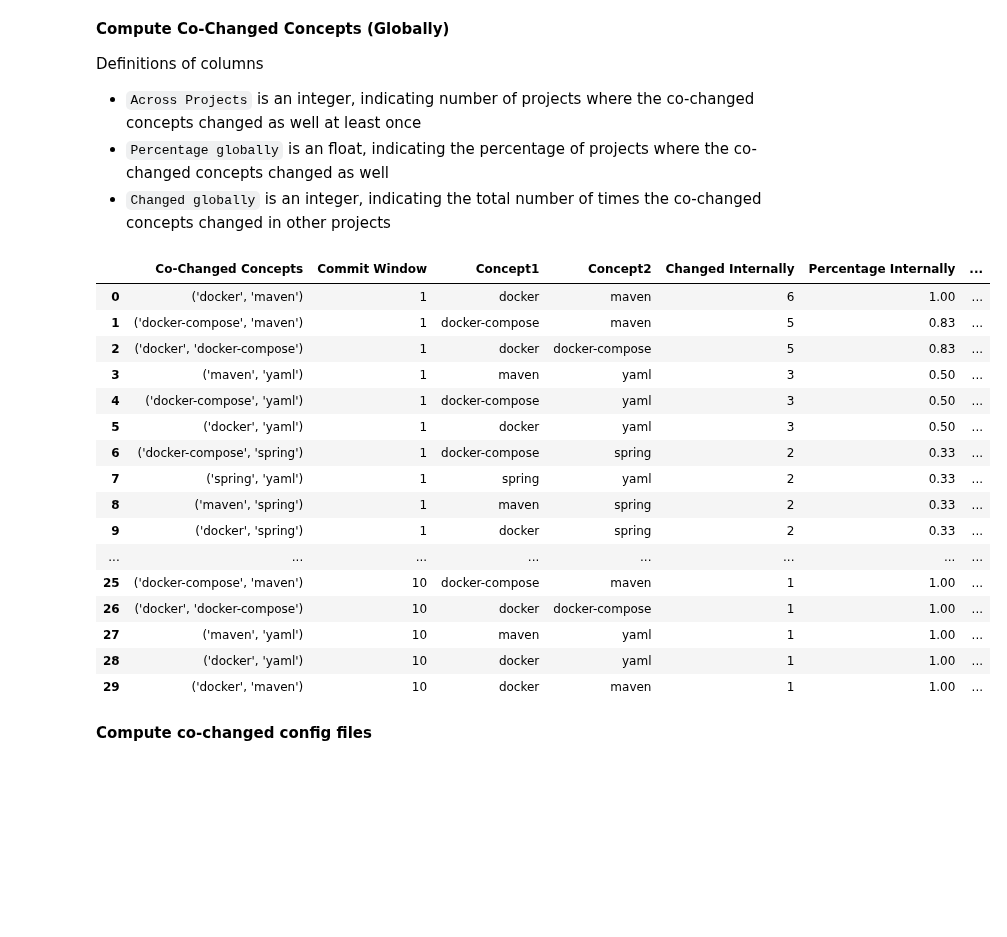
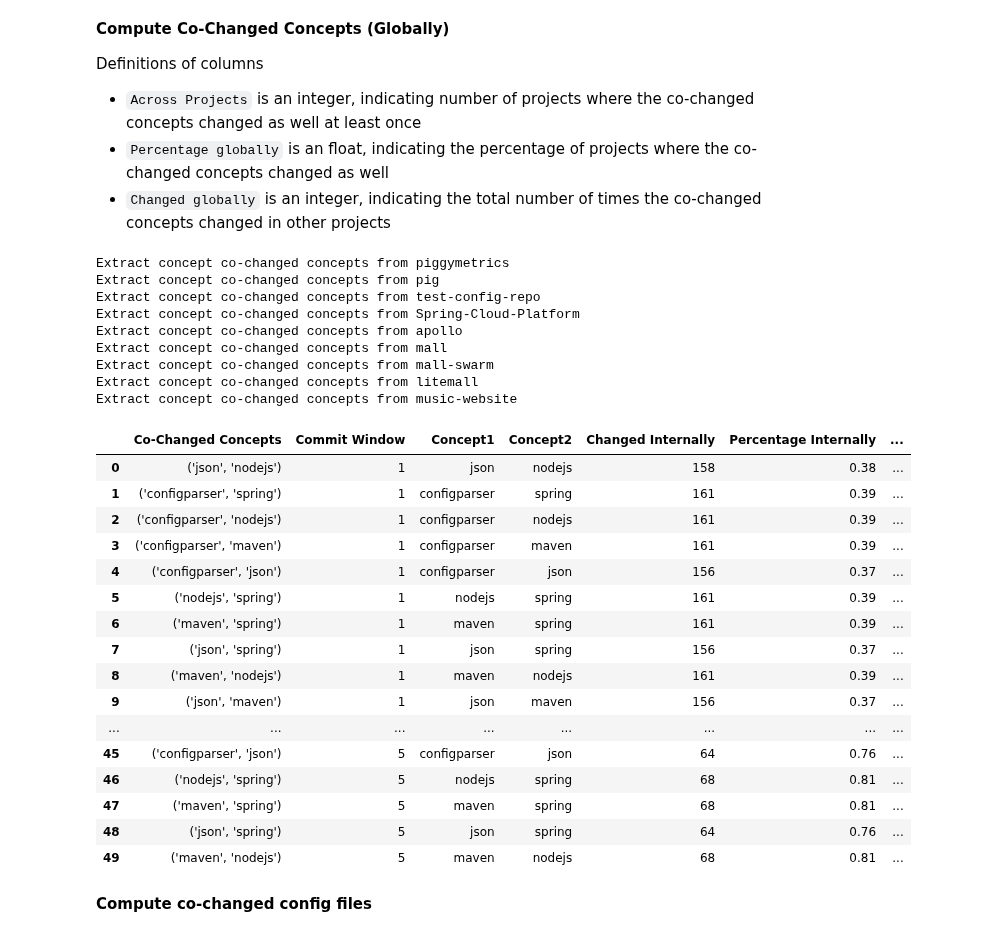
Before and after one commit to simisimon/config-space, a Jupyter notebook: src/changes.ipynb, the cells around one changed output. Drawn from its saved outputs; the diff is of its cells as text; code cells hidden in the pictures; blank space fills up the shorter version.

```diff
--- a/src/changes.ipynb
+++ b/src/changes.ipynb
@@ -123,67 +123,78 @@ def get_cochanged_concepts(target_df, other_dfs):
     # Initialize columns
     target_df['Across Projects'] = 0 # Number of projects where the co-changed concepts changed as well at lea
     target_df['Percentage globally'] = 0 # Percentage of projects where the co-changed concepts changed as well
-    target_df['Changed globally'] = 0 # Totoal number of times the co-changed concepts changed in other projects
+    target_df['Changed Globally'] = 0 # Totoal number of times the co-changed concepts changed in other projects
 
     for index, row in target_df.iterrows():
         concepts = row['Co-Changed Concepts']
         commit_window = row['Commit Window']
 
         for other_df in other_dfs:
             # Find all rows in other_df where the option and commit window match
             matching_rows = other_df[(other_df['Co-Changed Concepts'] == concepts) & (other_df['Commit Window'] == commit_window)]
             match_count = len(matching_rows)
 
             if match_count > 0:
                 # Increment "Across Projects" by 1 (project-level count)
                 target_df.loc[index, 'Across Projects'] += 1
 
                 # Increment "Changed globally" by the number of times the concepts changed
-                target_df.loc[index, 'Changed globally'] += match_count
+                target_df.loc[index, 'Changed Globally'] += match_count
 
-    target_df['Percentage globally'] = round(target_df['Across Projects'] / len(other_dfs), 2)
+    target_df['Percentage Globally'] = round(target_df['Across Projects'] / len(other_dfs), 2)
 
     return target_df
 
 data_dir = "../data/concept_cochanges"
 
-# Load all CSV files from the directory into a dictionary of DataFrames
-repository_files = [file for file in os.listdir(data_dir) if file.endswith('.csv')]
-repository_dataframes = {file: pd.read_csv(os.path.join(data_dir, file)) for file in repository_files}
+for file_name in glob.glob(data_dir + "/*.csv"):
+    target_repo = file_name.split("/")[-1].split("_")[0]
+    print("Extract concept co-changed concepts from", target_repo)
 
-target_repo = "test-config-repo"
-target_file_name = f'{target_repo}_concept_cochanges.csv'
-target_df = repository_dataframes[target_file_name]
+    repository_files = [file for file in os.listdir(data_dir) if file.endswith('.csv')]
+    repository_dataframes = {file: pd.read_csv(os.path.join(data_dir, file)) for file in repository_files}
 
-# Use all other files as comparison
-other_dfs = [df for name, df in repository_dataframes.items() if name != target_file_name]
+    target_file_name = f'{target_repo}_concept_cochanges.csv'
+    target_df = repository_dataframes[target_file_name]
 
-# Perform the analysis
-updated_target_df = get_cochanged_concepts(target_df.copy(), other_dfs)
+    # Use all other files as comparison
+    other_dfs = [df for name, df in repository_dataframes.items() if name != target_file_name]
+
+    # Perform the analysis
+    updated_target_df = get_cochanged_concepts(target_df.copy(), other_dfs)
+
+    updated_target_df.head(50)
+
+    updated_target_df.to_csv(f"../data/concept_cochanges/{target_repo}_concept_cochanges.csv")
 
 updated_target_df.head(50)
-
-updated_target_df.to_csv(f"../data/concept_cochanges/{target_repo}_concept_cochanges.csv")
-
-updated_target_df.head(50)
 # %% [output]
+Extract concept co-changed concepts from piggymetrics
+Extract concept co-changed concepts from pig
+Extract concept co-changed concepts from test-config-repo
+Extract concept co-changed concepts from Spring-Cloud-Platform
+Extract concept co-changed concepts from apollo
+Extract concept co-changed concepts from mall
+Extract concept co-changed concepts from mall-swarm
+Extract concept co-changed concepts from litemall
+Extract concept co-changed concepts from music-website
 |  | Co-Changed Concepts | Commit Window | Concept1 | Concept2 | Changed Internally | Percentage Internally | ... |
-| 0 | ('docker', 'maven') | 1 | docker | maven | 6 | 1.00 | ... |
-| 1 | ('docker-compose', 'maven') | 1 | docker-compose | maven | 5 | 0.83 | ... |
-| 2 | ('docker', 'docker-compose') | 1 | docker | docker-compose | 5 | 0.83 | ... |
-| 3 | ('maven', 'yaml') | 1 | maven | yaml | 3 | 0.50 | ... |
-| 4 | ('docker-compose', 'yaml') | 1 | docker-compose | yaml | 3 | 0.50 | ... |
-| 5 | ('docker', 'yaml') | 1 | docker | yaml | 3 | 0.50 | ... |
-| 6 | ('docker-compose', 'spring') | 1 | docker-compose | spring | 2 | 0.33 | ... |
-| 7 | ('spring', 'yaml') | 1 | spring | yaml | 2 | 0.33 | ... |
-| 8 | ('maven', 'spring') | 1 | maven | spring | 2 | 0.33 | ... |
-| 9 | ('docker', 'spring') | 1 | docker | spring | 2 | 0.33 | ... |
+| 0 | ('json', 'nodejs') | 1 | json | nodejs | 158 | 0.38 | ... |
+| 1 | ('configparser', 'spring') | 1 | configparser | spring | 161 | 0.39 | ... |
+| 2 | ('configparser', 'nodejs') | 1 | configparser | nodejs | 161 | 0.39 | ... |
+| 3 | ('configparser', 'maven') | 1 | configparser | maven | 161 | 0.39 | ... |
+| 4 | ('configparser', 'json') | 1 | configparser | json | 156 | 0.37 | ... |
+| 5 | ('nodejs', 'spring') | 1 | nodejs | spring | 161 | 0.39 | ... |
+| 6 | ('maven', 'spring') | 1 | maven | spring | 161 | 0.39 | ... |
+| 7 | ('json', 'spring') | 1 | json | spring | 156 | 0.37 | ... |
+| 8 | ('maven', 'nodejs') | 1 | maven | nodejs | 161 | 0.39 | ... |
+| 9 | ('json', 'maven') | 1 | json | maven | 156 | 0.37 | ... |
 | ... | ... | ... | ... | ... | ... | ... | ... |
-| 25 | ('docker-compose', 'maven') | 10 | docker-compose | maven | 1 | 1.00 | ... |
-| 26 | ('docker', 'docker-compose') | 10 | docker | docker-compose | 1 | 1.00 | ... |
-| 27 | ('maven', 'yaml') | 10 | maven | yaml | 1 | 1.00 | ... |
-| 28 | ('docker', 'yaml') | 10 | docker | yaml | 1 | 1.00 | ... |
-| 29 | ('docker', 'maven') | 10 | docker | maven | 1 | 1.00 | ... |
+| 45 | ('configparser', 'json') | 5 | configparser | json | 64 | 0.76 | ... |
+| 46 | ('nodejs', 'spring') | 5 | nodejs | spring | 68 | 0.81 | ... |
+| 47 | ('maven', 'spring') | 5 | maven | spring | 68 | 0.81 | ... |
+| 48 | ('json', 'spring') | 5 | json | spring | 64 | 0.76 | ... |
+| 49 | ('maven', 'nodejs') | 5 | maven | nodejs | 68 | 0.81 | ... |
 # %% [markdown]
 **Compute co-changed config files**
 # %%
```
Also changed, not shown: parts of 4 cells of this notebook, 5 other files.
